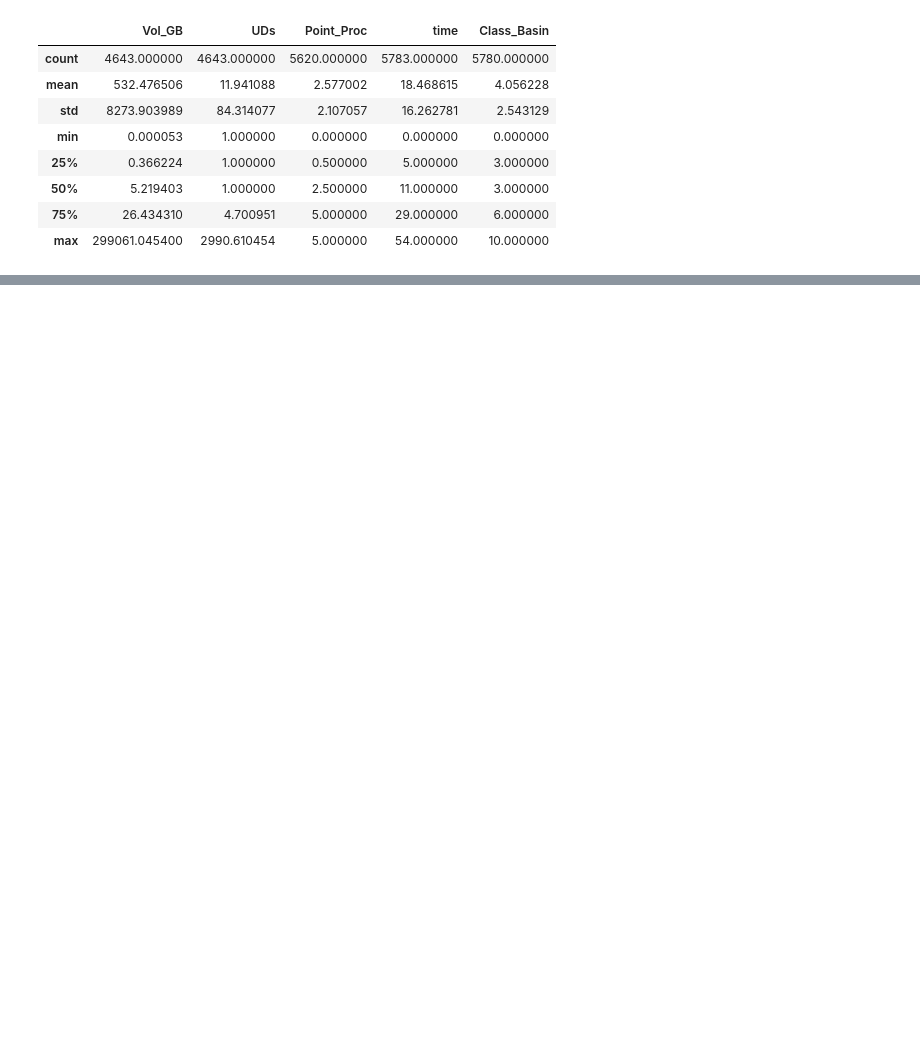
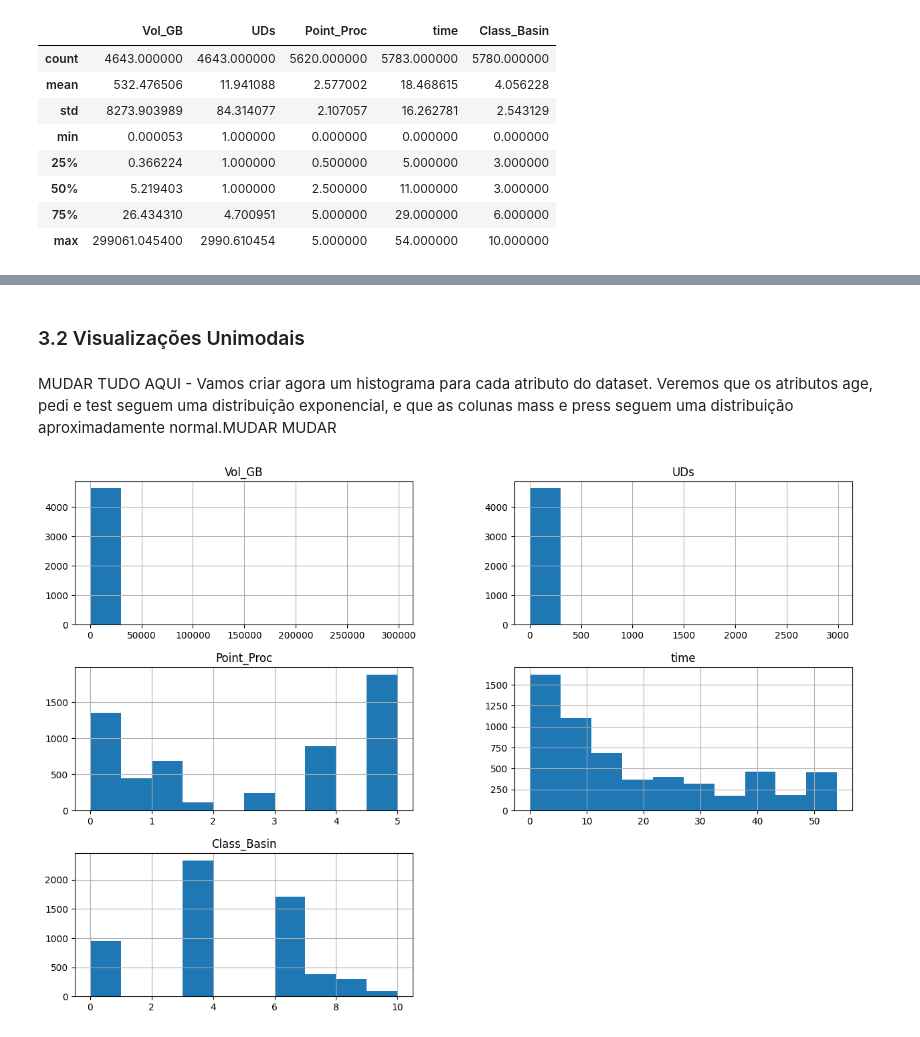
Before and after one commit to leoalexandre/MVP_ADBP, a Jupyter notebook: mvp_anp_seismic.ipynb, the cells around one changed output, grey strips where cells are left out. Drawn from its saved outputs; the diff is of its cells as text; code cells hidden in the pictures; blank space fills up the shorter version.

```diff
--- a/mvp_anp_seismic.ipynb
+++ b/mvp_anp_seismic.ipynb
@@ -170,0 +194,10 @@ dataset.describe()
+# %% [markdown]
+### 3.2 Visualizações Unimodais
+# %% [markdown]
+MUDAR TUDO AQUI - Vamos criar agora um histograma para cada atributo do dataset. Veremos que os atributos age, pedi e test seguem uma distribuição exponencial, e que as colunas mass e press seguem uma distribuição aproximadamente normal.MUDAR         MUDAR
+# %%
+# Histograma
+dataset.hist(figsize = (15,10))
+plt.show()
+# %% [output]
+[figure, added]
```
Also changed, not shown: parts of 1 cell of this notebook.
